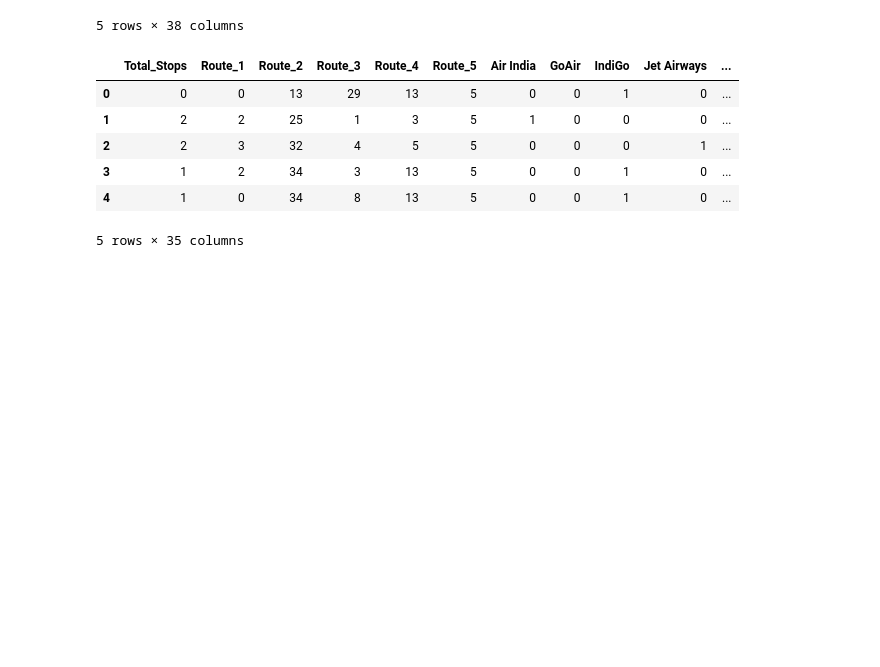
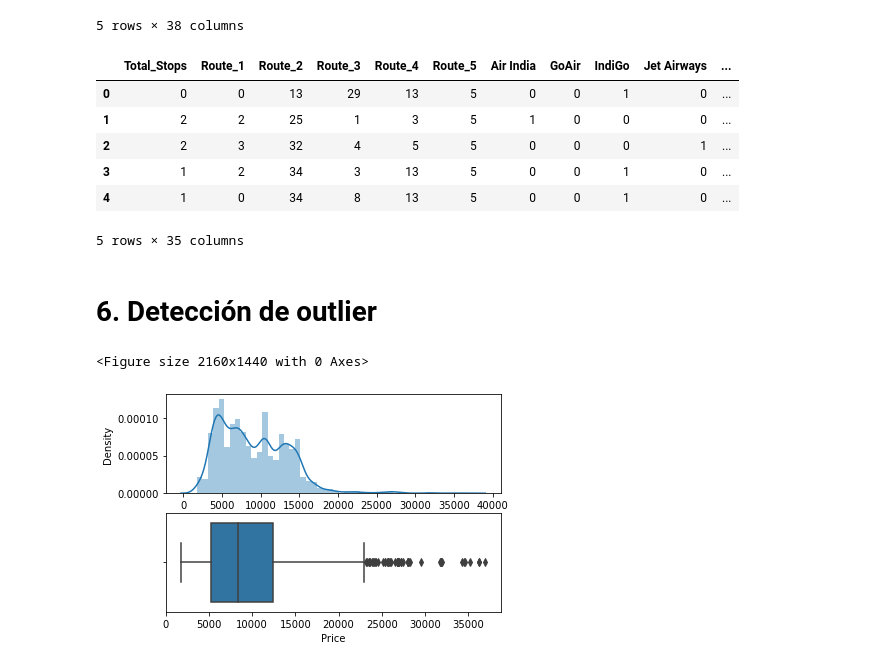
Before and after one commit to Data-Analysis-Projects-Udemy/Project-6-Predict-Fare-of-Airlines-, a Jupyter notebook: flight_price_deploy.ipynb, the cells around one changed output. Saved outputs shown, nothing was run; the diff lists cells and outputs as text; code cells hidden in the pictures; blank space fills up the shorter version.

```diff
--- a/flight_price_deploy.ipynb
+++ b/flight_price_deploy.ipynb
@@ -606,3 +606,17 @@ data_train.head()
 | 3 | 1 | 2 | 34 | 3 | 13 | 5 | 0 | 0 | 1 | 0 | ... |
 | 4 | 1 | 0 | 34 | 8 | 13 | 5 | 0 | 0 | 1 | 0 | ... |
 5 rows × 35 columns
+# %% [markdown]
+# 6. Detección de outlier
+# %%
+def plot(df,col):
+    fig,(ax1,ax2)=plt.subplots(2,1)
+    sns.distplot(df[col],ax=ax1)
+    sns.boxplot(df[col],ax=ax2)
+# %%
+plt.figure(figsize=(30,20))
+plot(data_train,'Price')
+plt.savefig("./images/out.png")
+# %% [output]
+<Figure size 2160x1440 with 0 Axes>
+[figure, added]
```
Also changed, not shown: parts of 11 cells of this notebook, 8 other files.
